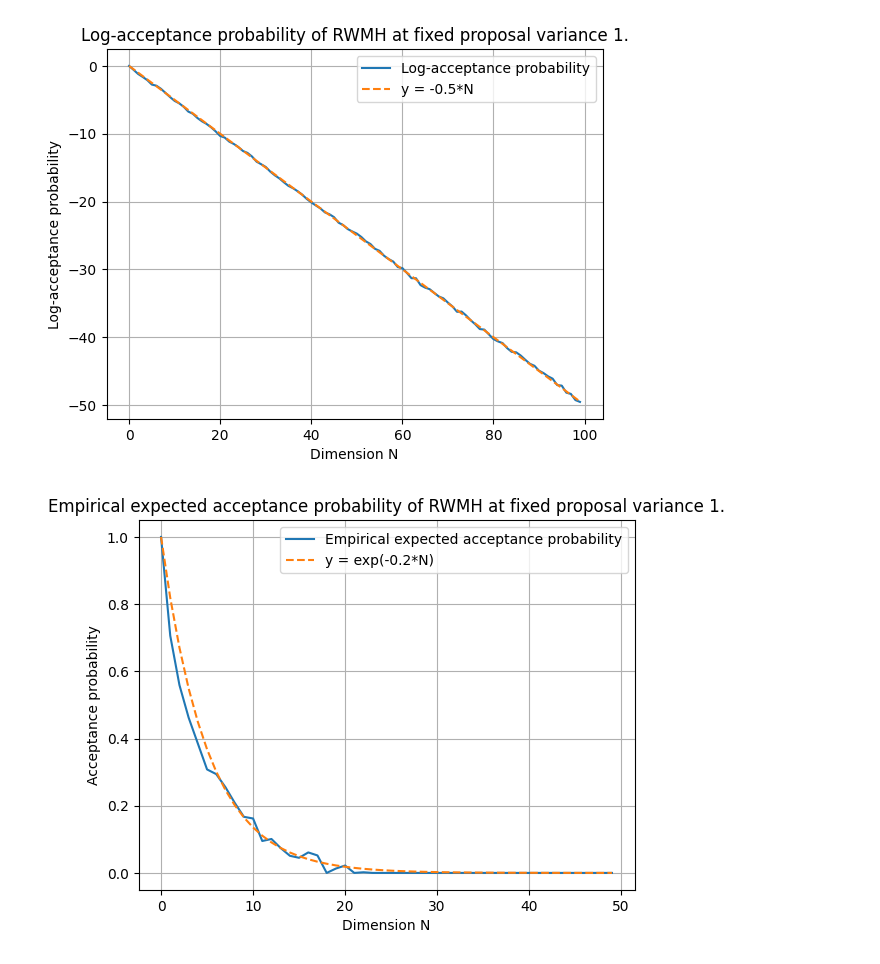
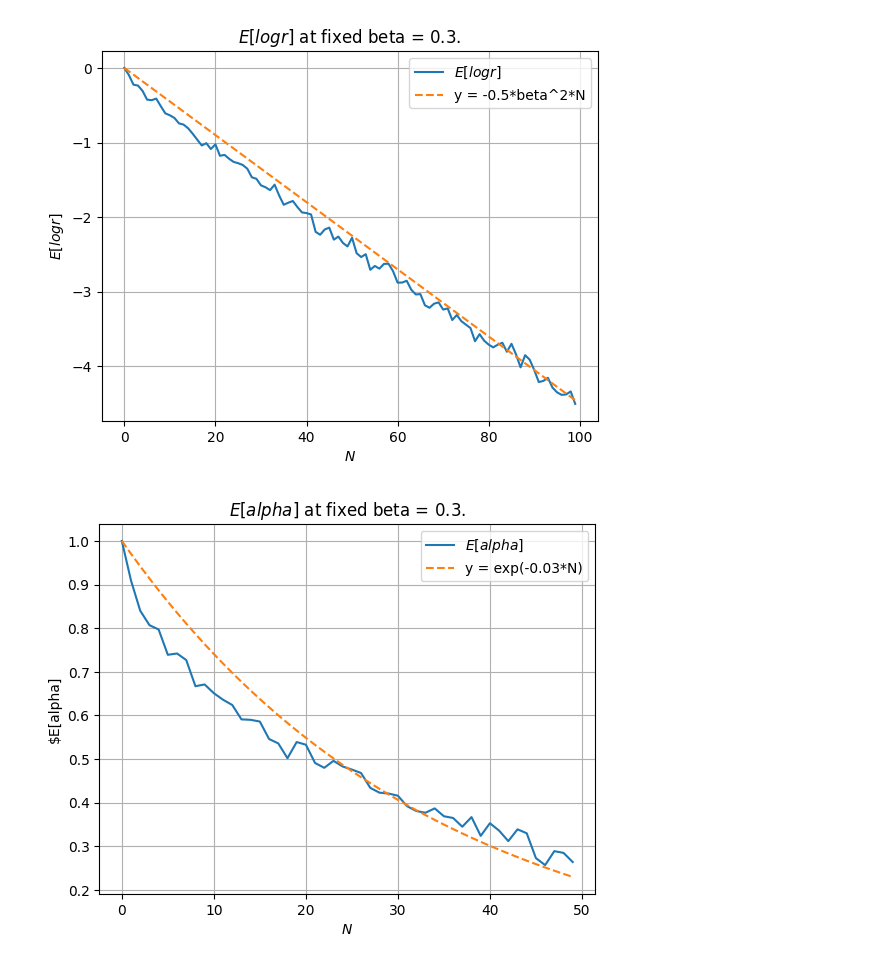
Before and after one commit to Jack-Z-uni-acc/MSc-Project-Manifold-MCMC, a Jupyter notebook: RWMH.ipynb, the cells around one changed output. Drawn from its saved outputs; the diff is of its cells as text; code cells hidden in the pictures.

Commit message:
Add files via upload
Figures 2.1 and 2.2

```diff
--- a/RWMH.ipynb
+++ b/RWMH.ipynb
@@ -27,8 +27,8 @@ def step(x, beta, xi, U):
 
   return y, acc, success
 # %%
-# Scaling with fixed beta = 1
-beta = 1
+# Scaling with fixed beta = 0.3
+beta = 0.3
 E_log_r = np.zeros(n)
 E_alpha = np.zeros(n)
 
@@ -55,28 +55,28 @@ for i in range(n):
 # %%
 fig, ax = plt.subplots()
 xvals = np.arange(0,n)
-ax.plot(xvals,E_log_r,label='Log-acceptance probability')
-ax.plot(xvals,-xvals/2,'--',label='y = -0.5*N')
-ax.set_title('Log-acceptance probability of RWMH at fixed proposal variance 1.')
-ax.set_ylabel('Log-acceptance probability')
-ax.set_xlabel('Dimension N')
+ax.plot(xvals,E_log_r,label='$E[log r]$')
+ax.plot(xvals,-0.09*xvals/2,'--',label='y = -0.5*beta^2*N')
+ax.set_title('$E[logr]$ at fixed beta = 0.3.')
+ax.set_ylabel('$E[log r]$')
+ax.set_xlabel('$N$')
 ax.grid()
 ax.legend()
 plt.show()
 # %% [output]
-[figure, old version]
+[figure, new version]
 # %%
 fig, ax = plt.subplots()
-ax.plot(xvals[:50],E_alpha[:50],label='Empirical expected acceptance probability')
-ax.plot(xvals[:50], np.exp(-0.2*xvals[:50]),'--',label='y = exp(-0.2*N)')
-ax.set_title('Empirical expected acceptance probability of RWMH at fixed proposal variance 1.')
-ax.set_ylabel('Acceptance probability')
-ax.set_xlabel('Dimension N')
+ax.plot(xvals[:50],E_alpha[:50],label='$E[alpha]$')
+ax.plot(xvals[:50], np.exp(-0.03*xvals[:50]),'--',label='y = exp(-0.03*N)')
+ax.set_title('$E[alpha]$ at fixed beta = 0.3.')
+ax.set_ylabel('$E[alpha]')
+ax.set_xlabel('$N$')
 ax.legend()
 ax.grid()
 plt.show()
 # %% [output]
-[figure, old version]
+[figure, new version]
 # %%
 # Scaling with beta = N**(-0.5)
 
```
Also changed, not shown: parts of 2 cells of this notebook.
